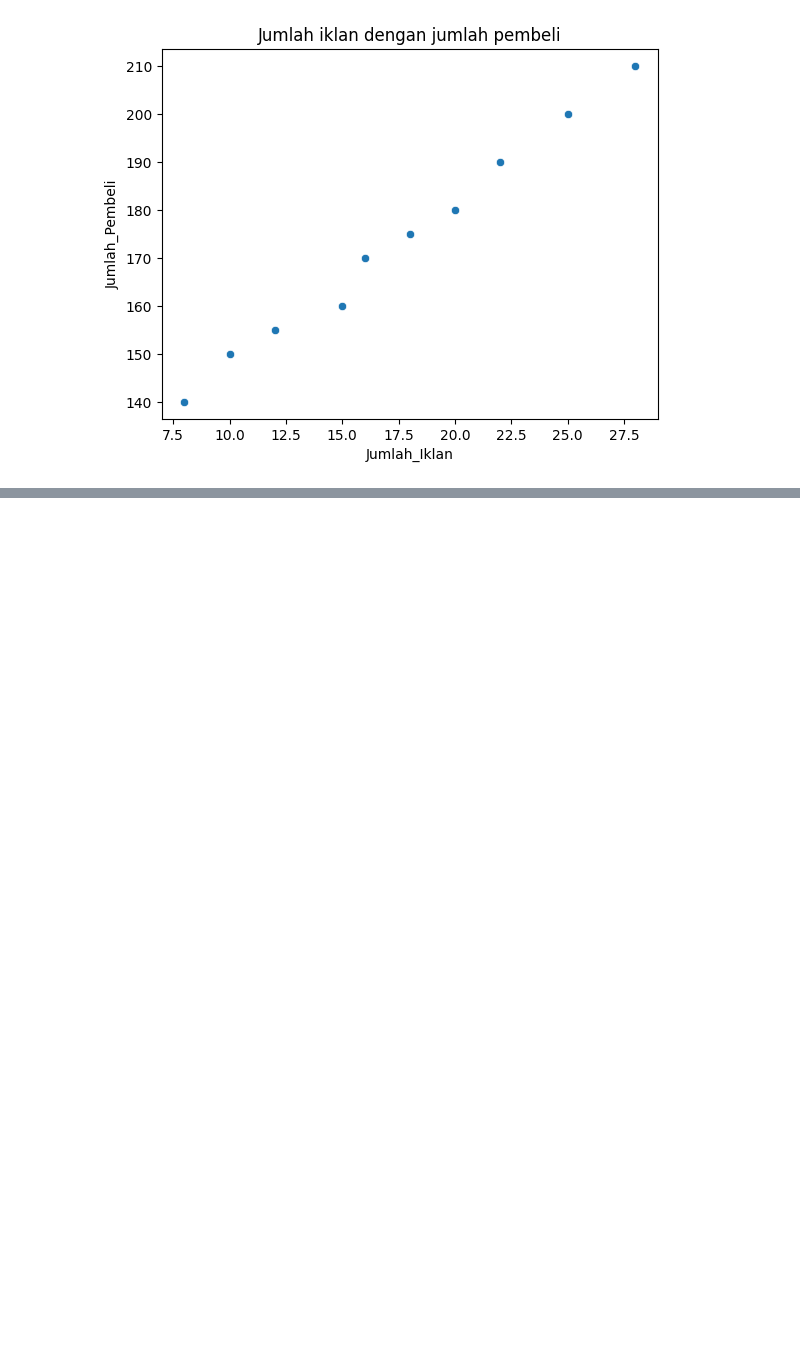
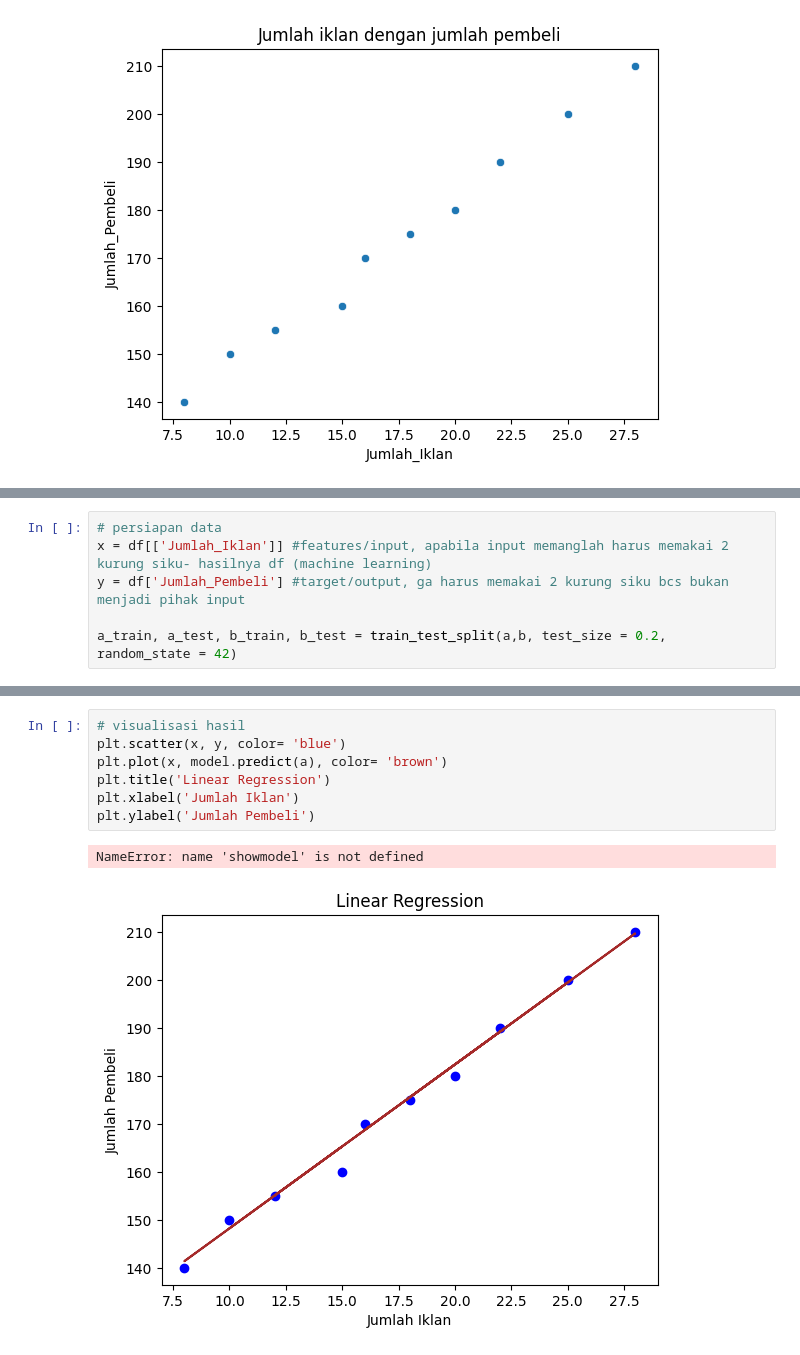
Before and after one commit to kazuhaaa7/Smester1-rossee, a Jupyter notebook: pkb/pkbtask2.ipynb, the cells around one changed output, grey strips where cells are left out. Cells and saved outputs as stored; diff of their text form; blank space fills up the shorter version.

```diff
--- a/pkb/pkbtask2.ipynb
+++ b/pkb/pkbtask2.ipynb
@@ -48,0 +41,6 @@ x_train, x_test, y_train, y_test = train_test_split(x,y, test_size = 0.2, random
+# %%
+# persiapan data
+x = df[['Jumlah_Iklan']] #features/input, apabila input memanglah harus memakai 2 kurung siku- hasilnya df (machine learning)
+y = df['Jumlah_Pembeli'] #target/output, ga harus memakai 2 kurung siku bcs bukan menjadi pihak input
+
+a_train, a_test, b_train, b_test = train_test_split(a,b, test_size = 0.2, random_state = 42)
@@ -48,0 +65,10 @@ x_train, x_test, y_train, y_test = train_test_split(x,y, test_size = 0.2, random
+# %%
+# visualisasi hasil
+plt.scatter(x, y, color= 'blue')
+plt.plot(x, model.predict(a), color= 'brown')
+plt.title('Linear Regression')
+plt.xlabel('Jumlah Iklan')
+plt.ylabel('Jumlah Pembeli')
+# %% [output]
+NameError: name 'showmodel' is not defined
+[figure, added]
```
Also changed, not shown: parts of 3 cells of this notebook, 3 other files.
